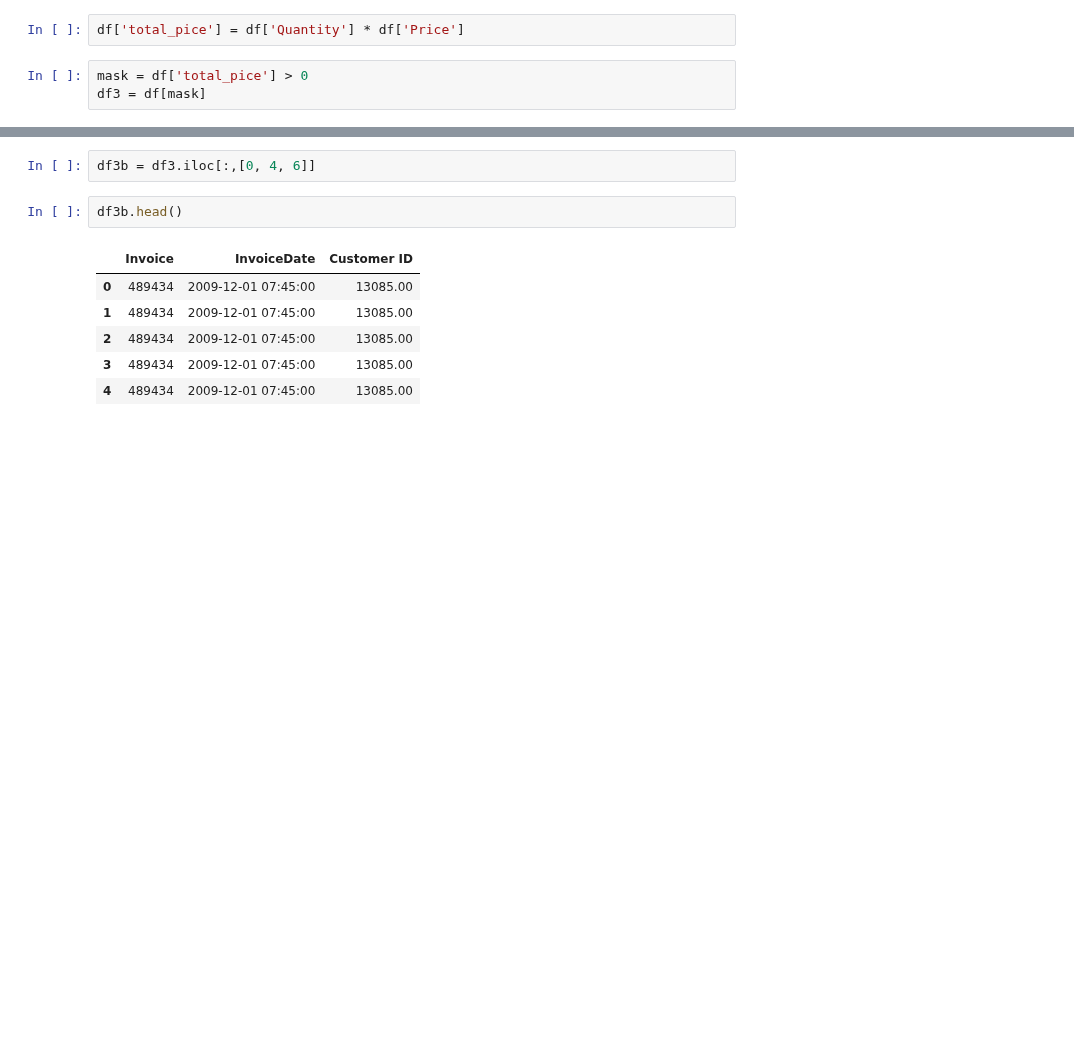
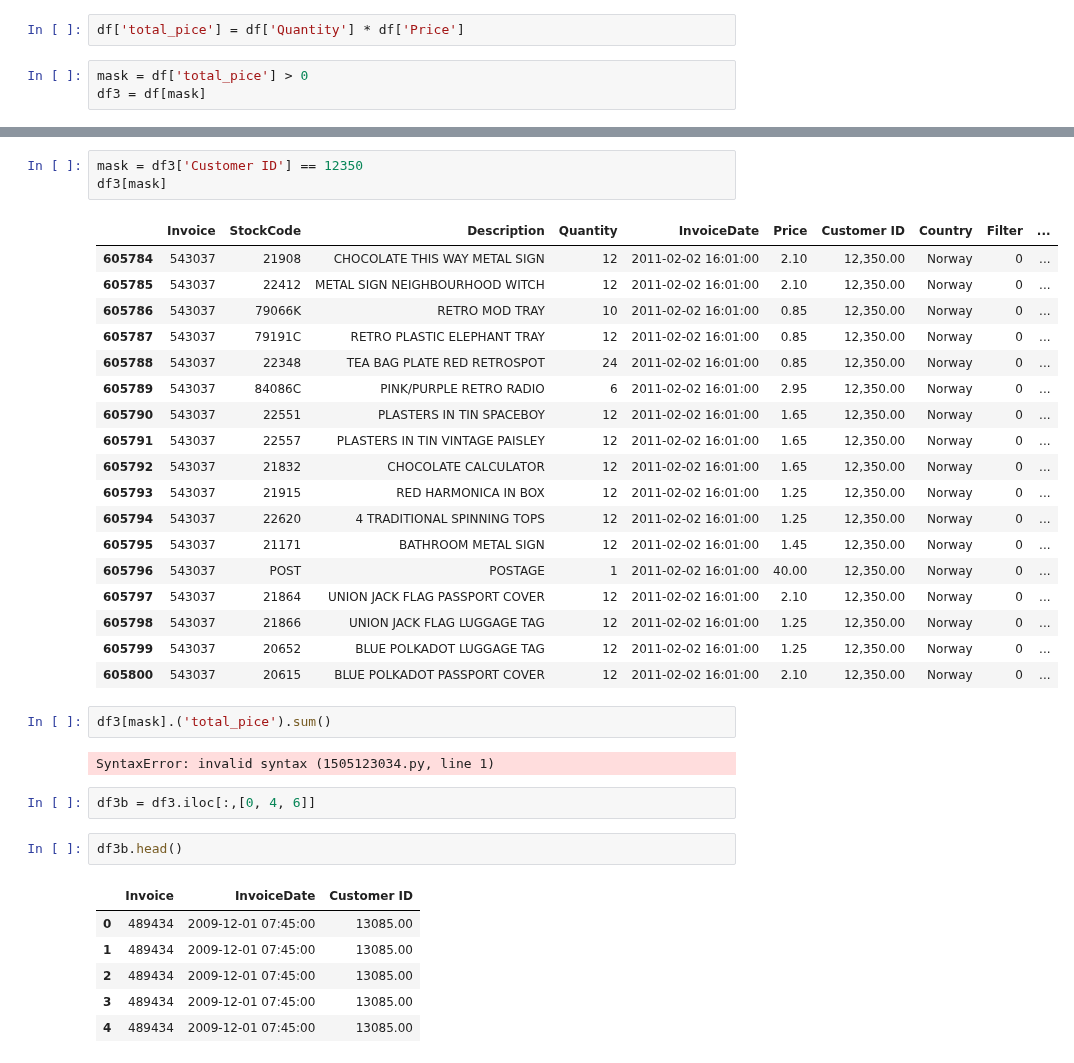
Before and after one commit to MVKall/UCI-Online-Retail-II, a Jupyter notebook: or.ipynb, the cells around one changed output, grey strips where cells are left out. Cells and saved outputs as stored; diff of their text form; blank space fills up the shorter version.

```diff
--- a/or.ipynb
+++ b/or.ipynb
@@ -664,3 +733,29 @@ df3 = df[mask]
+# %%
+mask = df3['Customer ID'] == 12350
+df3[mask]
+# %% [output]
+|  | Invoice | StockCode | Description | Quantity | InvoiceDate | Price | Customer ID | Country | Filter | ... |
+| 605784 | 543037 | 21908 | CHOCOLATE THIS WAY METAL SIGN | 12 | 2011-02-02 16:01:00 | 2.10 | 12,350.00 | Norway | 0 | ... |
+| 605785 | 543037 | 22412 | METAL SIGN NEIGHBOURHOOD WITCH | 12 | 2011-02-02 16:01:00 | 2.10 | 12,350.00 | Norway | 0 | ... |
+| 605786 | 543037 | 79066K | RETRO MOD TRAY | 10 | 2011-02-02 16:01:00 | 0.85 | 12,350.00 | Norway | 0 | ... |
+| 605787 | 543037 | 79191C | RETRO PLASTIC ELEPHANT TRAY | 12 | 2011-02-02 16:01:00 | 0.85 | 12,350.00 | Norway | 0 | ... |
+| 605788 | 543037 | 22348 | TEA BAG PLATE RED RETROSPOT | 24 | 2011-02-02 16:01:00 | 0.85 | 12,350.00 | Norway | 0 | ... |
+| 605789 | 543037 | 84086C | PINK/PURPLE RETRO RADIO | 6 | 2011-02-02 16:01:00 | 2.95 | 12,350.00 | Norway | 0 | ... |
+| 605790 | 543037 | 22551 | PLASTERS IN TIN SPACEBOY | 12 | 2011-02-02 16:01:00 | 1.65 | 12,350.00 | Norway | 0 | ... |
+| 605791 | 543037 | 22557 | PLASTERS IN TIN VINTAGE PAISLEY | 12 | 2011-02-02 16:01:00 | 1.65 | 12,350.00 | Norway | 0 | ... |
+| 605792 | 543037 | 21832 | CHOCOLATE CALCULATOR | 12 | 2011-02-02 16:01:00 | 1.65 | 12,350.00 | Norway | 0 | ... |
+| 605793 | 543037 | 21915 | RED HARMONICA IN BOX | 12 | 2011-02-02 16:01:00 | 1.25 | 12,350.00 | Norway | 0 | ... |
+| 605794 | 543037 | 22620 | 4 TRADITIONAL SPINNING TOPS | 12 | 2011-02-02 16:01:00 | 1.25 | 12,350.00 | Norway | 0 | ... |
+| 605795 | 543037 | 21171 | BATHROOM METAL SIGN | 12 | 2011-02-02 16:01:00 | 1.45 | 12,350.00 | Norway | 0 | ... |
+| 605796 | 543037 | POST | POSTAGE | 1 | 2011-02-02 16:01:00 | 40.00 | 12,350.00 | Norway | 0 | ... |
+| 605797 | 543037 | 21864 | UNION JACK FLAG PASSPORT COVER | 12 | 2011-02-02 16:01:00 | 2.10 | 12,350.00 | Norway | 0 | ... |
+| 605798 | 543037 | 21866 | UNION JACK FLAG LUGGAGE TAG | 12 | 2011-02-02 16:01:00 | 1.25 | 12,350.00 | Norway | 0 | ... |
+| 605799 | 543037 | 20652 | BLUE POLKADOT LUGGAGE TAG | 12 | 2011-02-02 16:01:00 | 1.25 | 12,350.00 | Norway | 0 | ... |
+| 605800 | 543037 | 20615 | BLUE POLKADOT PASSPORT COVER | 12 | 2011-02-02 16:01:00 | 2.10 | 12,350.00 | Norway | 0 | ... |
+# %%
+df3[mask].('total_pice').sum()
+# %% [output]
+SyntaxError: invalid syntax (1505123034.py, line 1)
 # %%
 df3b = df3.iloc[:,[0, 4, 6]]
 # %%
```
Also changed, not shown: parts of 61 cells of this notebook, 9 other files.
